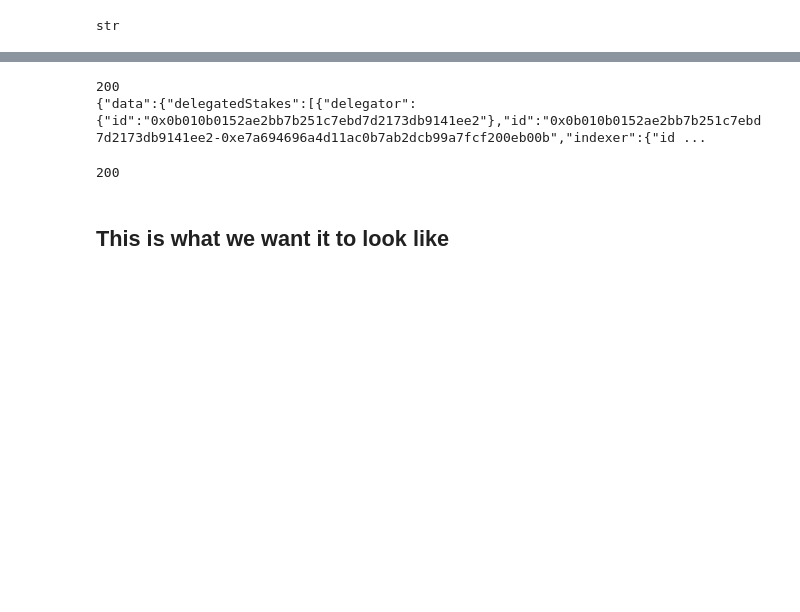
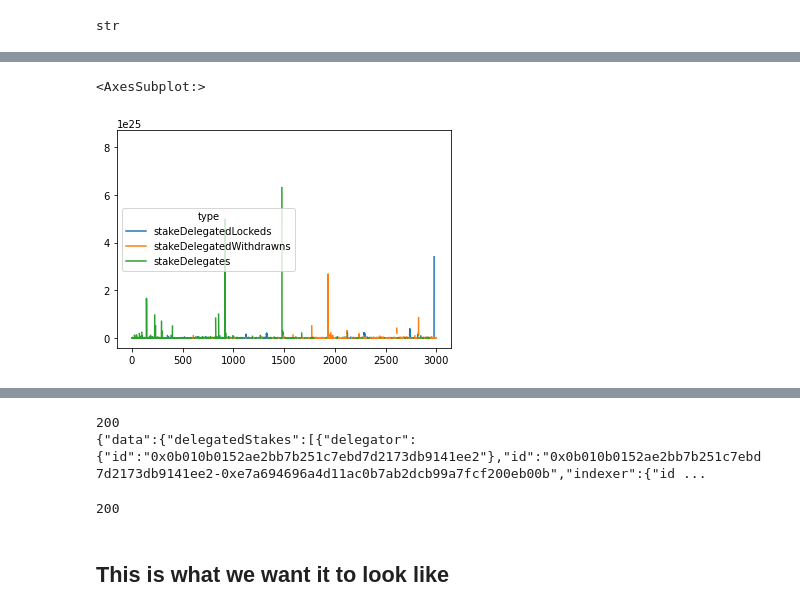
Before and after one commit to BlockScience/TheGraph, a Jupyter notebook: GraphQL_data/data_access.ipynb, the cells around one changed output, grey strips where cells are left out. Cells and saved outputs as stored; diff of their text form; code cells hidden in the pictures; blank space fills up the shorter version.

Commit message:
update locked, withdraw and delegated stake

```diff
--- a/GraphQL_data/data_access.ipynb
+++ b/GraphQL_data/data_access.ipynb
@@ -105,0 +104,3 @@ df.delegator.nunique()
+# %%
+df3.insert(0,'type','stakeDelegatedWithdrawns')
+df3
@@ -105,0 +121,5 @@ df.delegator.nunique()
+# %%
+frames = [df, df2, df3]
+
+result = pd.concat(frames)
+result
@@ -140,0 +148,14 @@ df = pd.DataFrame(df_data)
+# %%
+import numpy as np
+result['blockTime'] = result['blockTime'].astype(int)
+result['tokens'] = result['tokens'].astype(float)
+#result['tokens'] = pd.to_numeric(result['tokens'])
+result = result.sort_values('blockTime')
+# %%
+import matplotlib.pyplot as plt
+
+#result_p  = result.drop_duplicates(subset=['blockTime'])
+result.set_index(['blockTime', 'delegator', 'indexer'], append=True)
+result
+result.insert(0,'index_2',0)
+result.index_2 = range(3000)
@@ -140,0 +178,8 @@ df = pd.DataFrame(df_data)
+# %%
+result = result.pivot( columns='type', values='tokens')
+
+
+result.plot()
+# %% [output]
+<AxesSubplot:>
+[figure, added]
```
Also changed, not shown: parts of 28 cells of this notebook.
